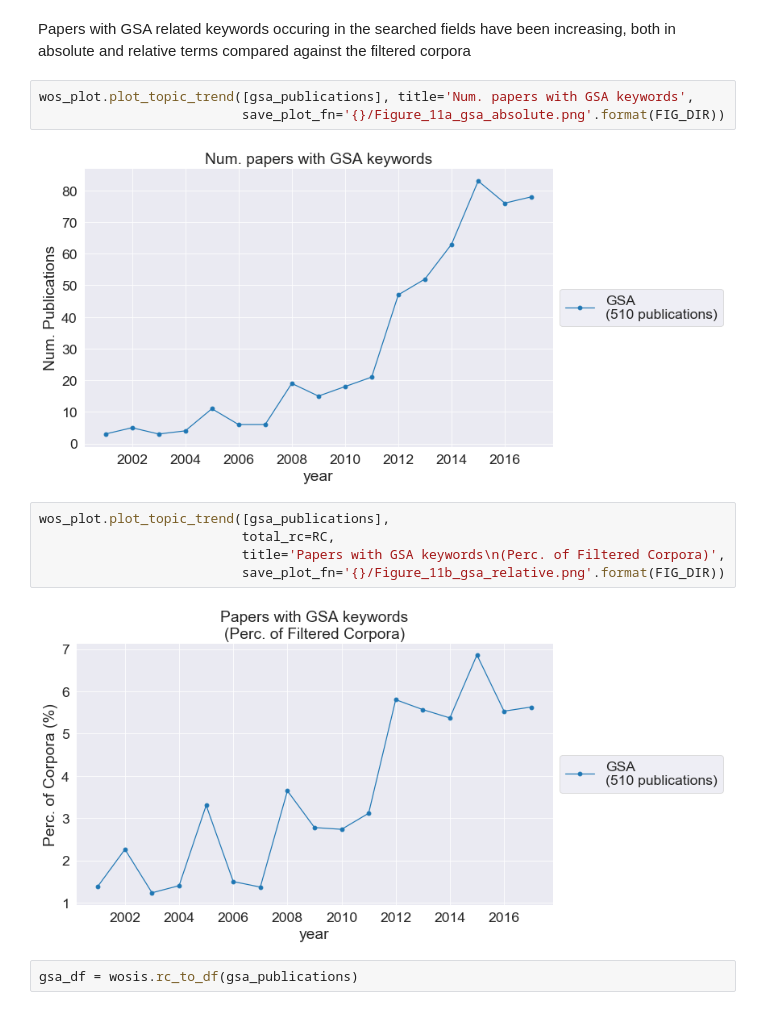
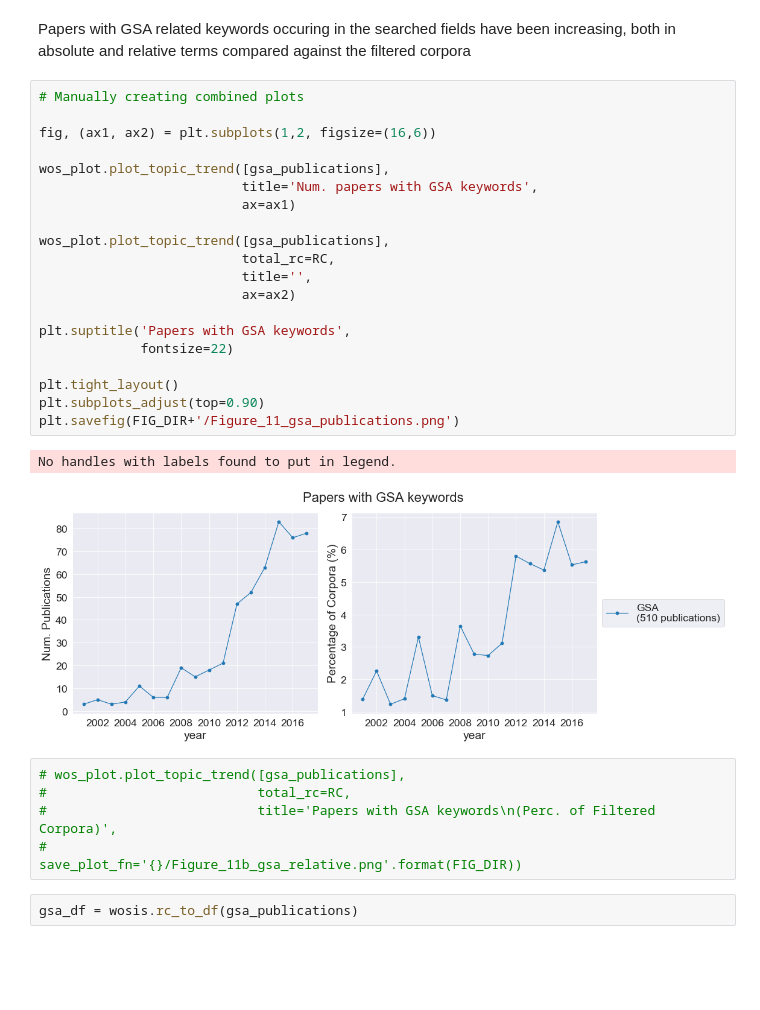
Before and after one commit to frog7/uasa-trends, a Jupyter notebook: notebooks/3b Global sensitivity analysis trend.ipynb, the cells around one changed output. Cells and saved outputs as stored; diff of their text form; blank space fills up the shorter version.

```diff
--- a/notebooks/3b Global sensitivity analysis trend.ipynb
+++ b/notebooks/3b Global sensitivity analysis trend.ipynb
@@ -30,18 +30,34 @@ wos_plot.plot_pub_trend(gsa_publications)
 [figure]
 # %% [markdown]
 Papers with GSA related keywords occuring in the searched fields have been increasing, both in absolute and relative terms compared against the filtered corpora
+# %%
+# Manually creating combined plots
+
+fig, (ax1, ax2) = plt.subplots(1,2, figsize=(16,6))
+
+wos_plot.plot_topic_trend([gsa_publications],
+                          title='Num. papers with GSA keywords',
+                          ax=ax1)
+
+wos_plot.plot_topic_trend([gsa_publications],
+                          total_rc=RC,
+                          title='',
+                          ax=ax2)
+
+plt.suptitle('Papers with GSA keywords',
+             fontsize=22)
+
+plt.tight_layout()
+plt.subplots_adjust(top=0.90)
+plt.savefig(FIG_DIR+'/Figure_11_gsa_publications.png')
+# %% [output]
+No handles with labels found to put in legend.
+[figure, added]
 # %%
-wos_plot.plot_topic_trend([gsa_publications], title='Num. papers with GSA keywords',
-                          save_plot_fn='{}/Figure_11a_gsa_absolute.png'.format(FIG_DIR))
+# wos_plot.plot_topic_trend([gsa_publications],
+#                           total_rc=RC,
+#                           title='Papers with GSA keywords\n(Perc. of Filtered Corpora)',
+#                           save_plot_fn='{}/Figure_11b_gsa_relative.png'.format(FIG_DIR))
-# %% [output]
-[figure, removed]
-# %%
-wos_plot.plot_topic_trend([gsa_publications],
-                          total_rc=RC,
-                          title='Papers with GSA keywords\n(Perc. of Filtered Corpora)',
-                          save_plot_fn='{}/Figure_11b_gsa_relative.png'.format(FIG_DIR))
-# %% [output]
-[figure, removed]
 # %%
 gsa_df = wosis.rc_to_df(gsa_publications)
 # %%
```
Also changed, not shown: 7 other files.
